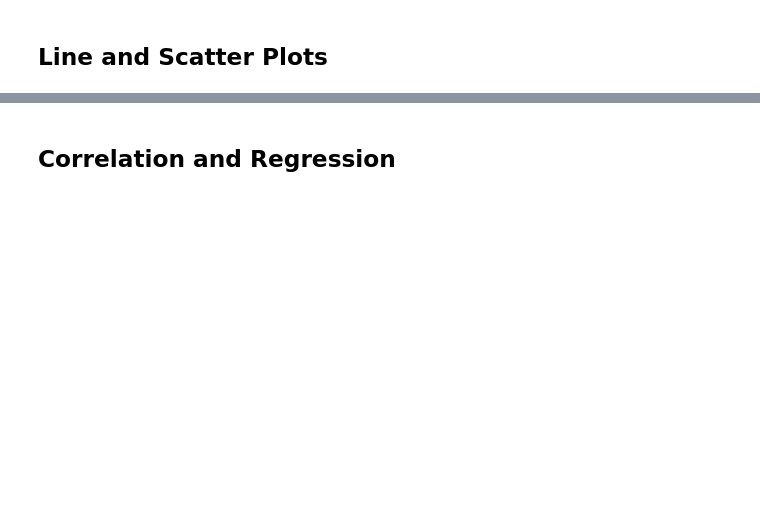
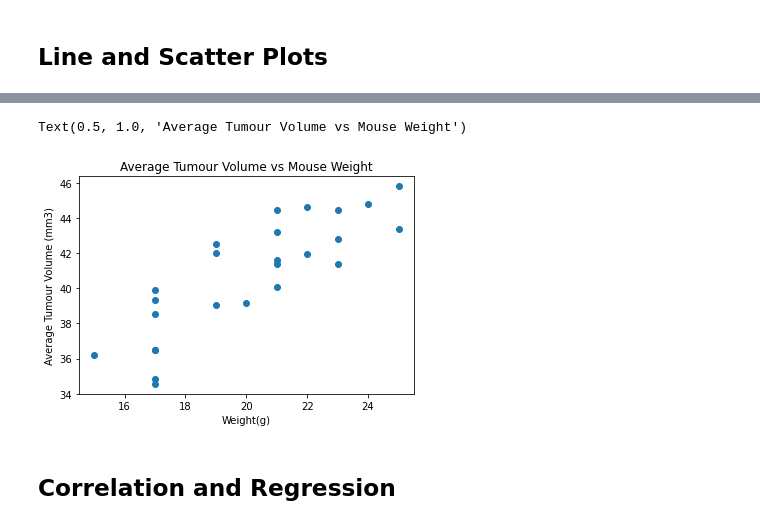
Before and after one commit to CVGonzales/matplotlib-challenge, a Jupyter notebook: Pymaceuticals/pymaceuticals_starter.ipynb, the cells around one changed output, grey strips where cells are left out. Saved outputs shown, nothing was run; the diff lists cells and outputs as text; code cells hidden in the pictures; blank space fills up the shorter version.

```diff
--- a/Pymaceuticals/pymaceuticals_starter.ipynb
+++ b/Pymaceuticals/pymaceuticals_starter.ipynb
@@ -221,3 +256,17 @@ Text(0, 0.5, 'Sex')
+# %%
+# Generate a scatter plot of average tumour volume vs. mouse weight for the Capomulin regimen
+cap_df = clean_combined_df2.loc[clean_combined_df2["Drug Regimen"] == "Capomulin",:]
+cap_df
+
+tumour_avg = cap_df.groupby(["Mouse ID"]).mean()
+
+plt.scatter(tumour_avg["Weight (g)"], tumour_avg["Tumour Volume (mm3)"])
+plt.xlabel("Weight(g)")
+plt.ylabel("Average Tumour Volume (mm3)")
+plt.title("Average Tumour Volume vs Mouse Weight")
+# %% [output]
+Text(0.5, 1.0, 'Average Tumour Volume vs Mouse Weight')
+[figure, added]
 # %% [markdown]
 ## Correlation and Regression
 # %%
```
Also changed, not shown: parts of 8 cells of this notebook.
